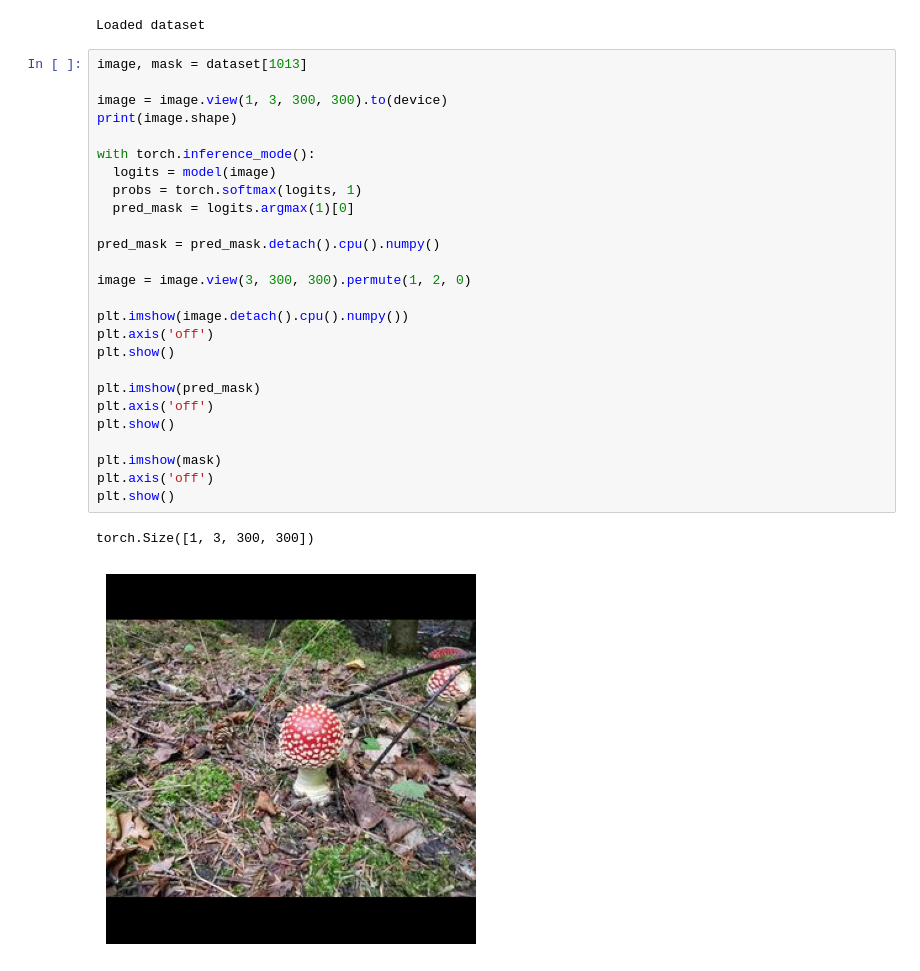
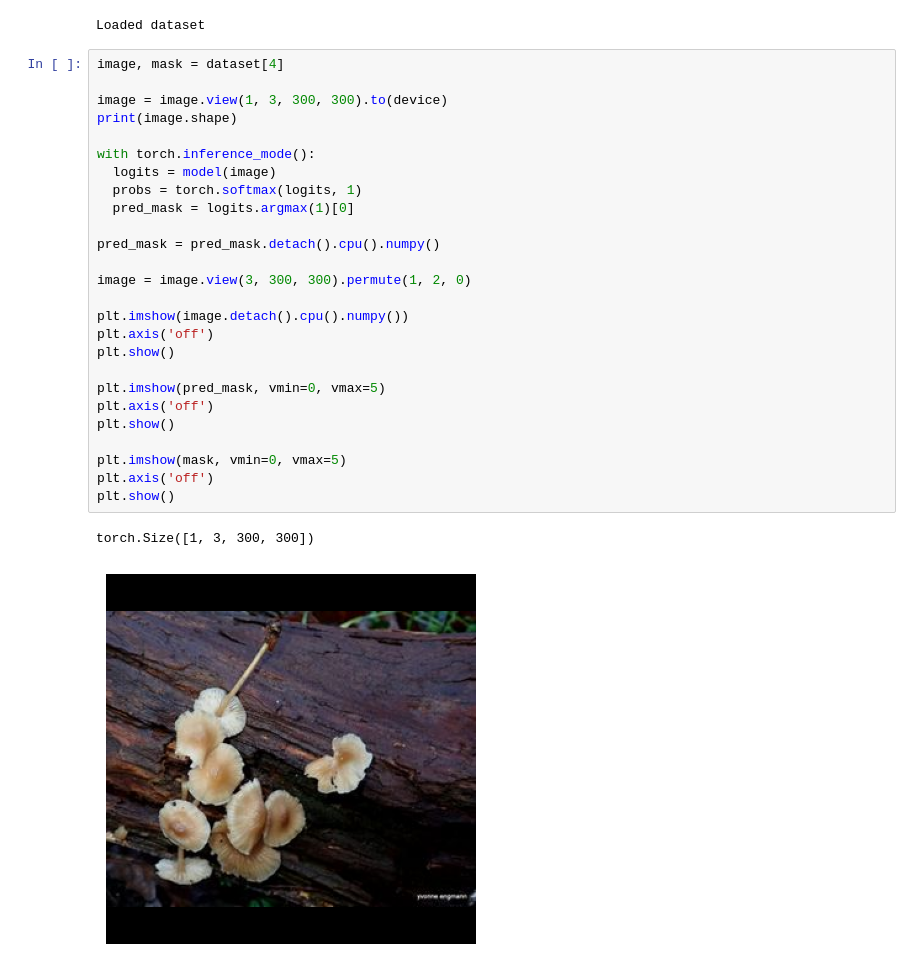
Before and after one commit to surgutti/fungitastic-playground, a Jupyter notebook: notebooks/test.ipynb, the cells around one changed output. Drawn from its saved outputs; the diff is of its cells as text.

```diff
--- a/notebooks/test.ipynb
+++ b/notebooks/test.ipynb
@@ -40,31 +40,31 @@ print("Loaded dataset")
 # %% [output]
 Loaded dataset
 # %%
-image, mask = dataset[1013]
+image, mask = dataset[4]
 
 image = image.view(1, 3, 300, 300).to(device)
 print(image.shape)
 
 with torch.inference_mode():
   logits = model(image)
   probs = torch.softmax(logits, 1)
   pred_mask = logits.argmax(1)[0]
 
 pred_mask = pred_mask.detach().cpu().numpy()
 
 image = image.view(3, 300, 300).permute(1, 2, 0)
 
 plt.imshow(image.detach().cpu().numpy())
 plt.axis('off')
 plt.show()
 
-plt.imshow(pred_mask)
+plt.imshow(pred_mask, vmin=0, vmax=5)
 plt.axis('off')
 plt.show()
 
-plt.imshow(mask)
+plt.imshow(mask, vmin=0, vmax=5)
 plt.axis('off')
 plt.show()
 # %% [output]
 torch.Size([1, 3, 300, 300])
-[figure, old version]
+[figure, new version]
```
Also changed, not shown: parts of 1 cell of this notebook, 3 other files.
